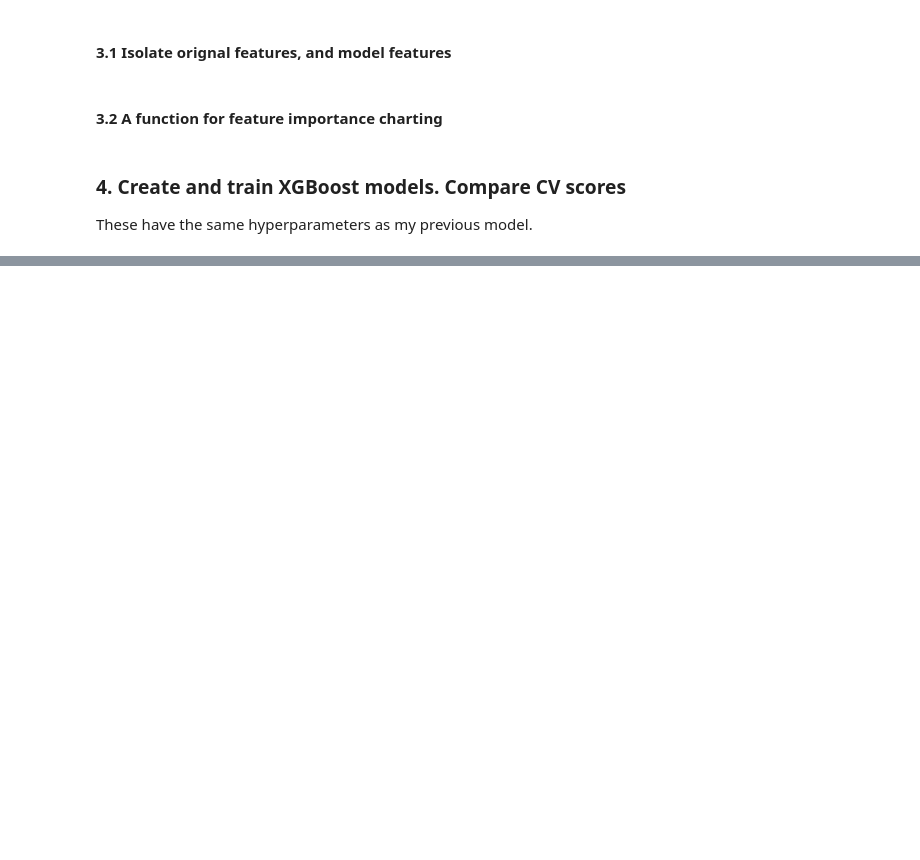
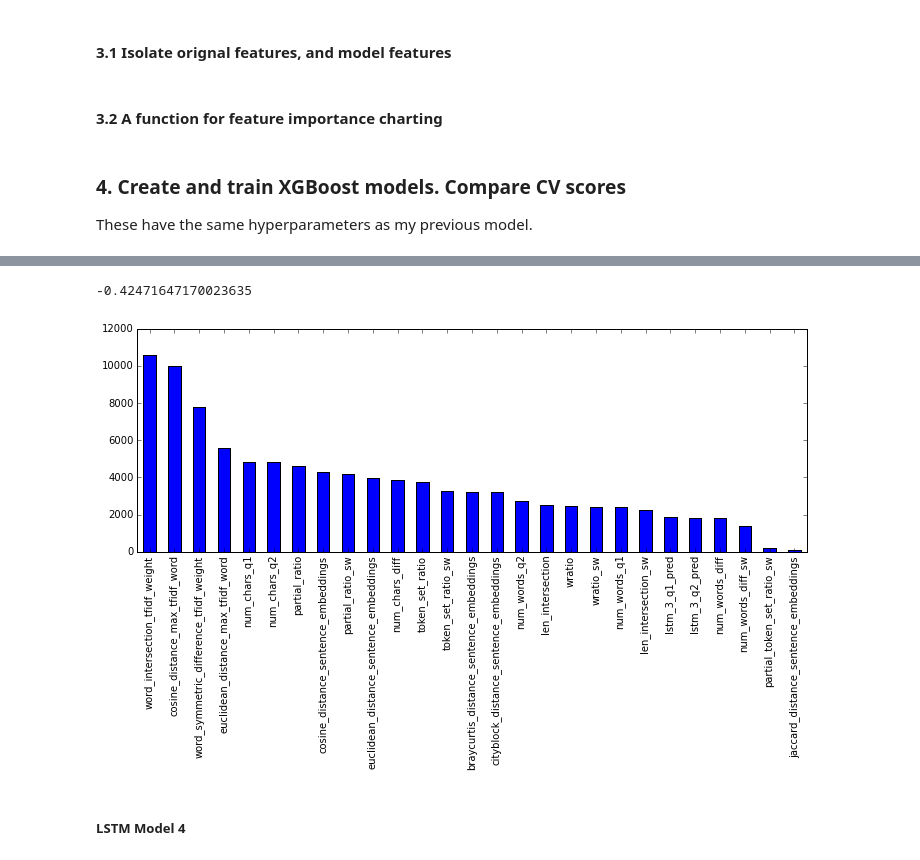
Before and after one commit to tamirbennatan/quora, a Jupyter notebook: xgboost/xgboost_extended_features.ipynb, the cells around one changed output, grey strips where cells are left out. Drawn from its saved outputs; the diff is of its cells as text; code cells hidden in the pictures; blank space fills up the shorter version.

```diff
--- a/xgboost/xgboost_extended_features.ipynb
+++ b/xgboost/xgboost_extended_features.ipynb
@@ -378,0 +502,10 @@ grid_search1 = GridSearchCV(model1, xgb_params, scoring='neg_log_loss', n_jobs=-
+# %%
+grid_result3.best_score_
+# %% [output]
+-0.42471647170023635
+# %%
+feature_importance(grid_result3.best_estimator_)
+# %% [output]
+[figure, added]
+# %% [markdown]
+##### LSTM Model 4
```
Also changed, not shown: parts of 47 cells of this notebook, 4 other files.
